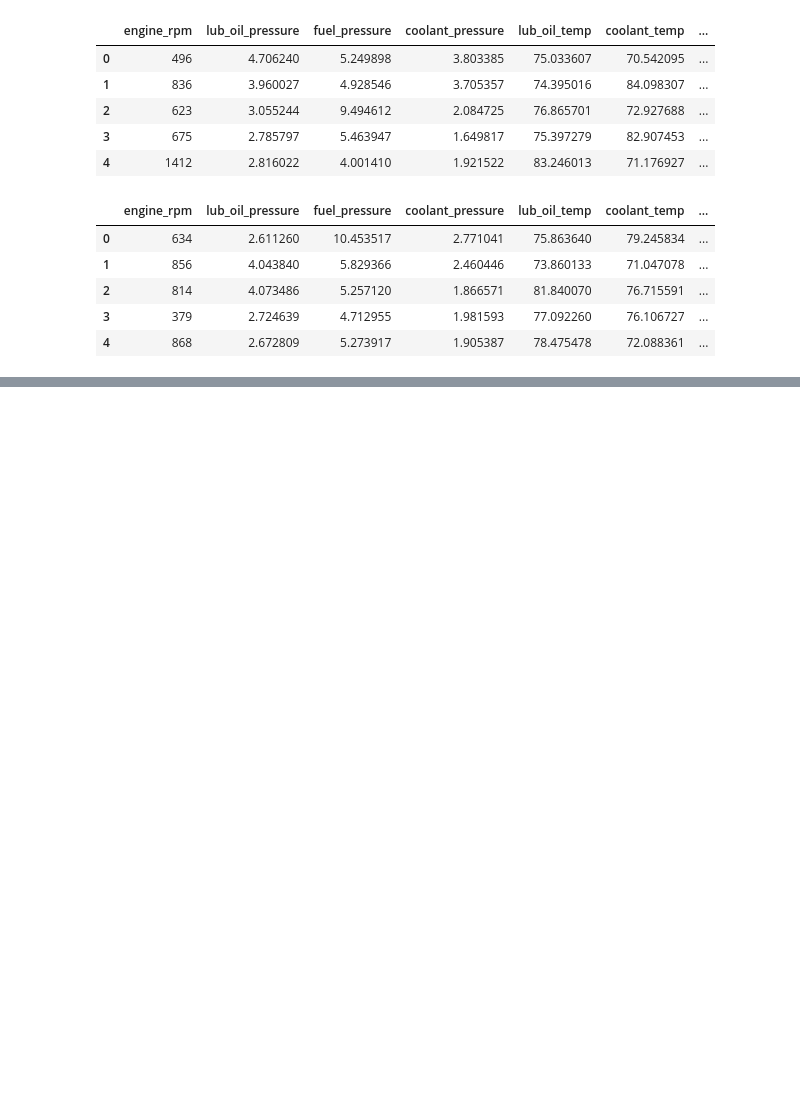
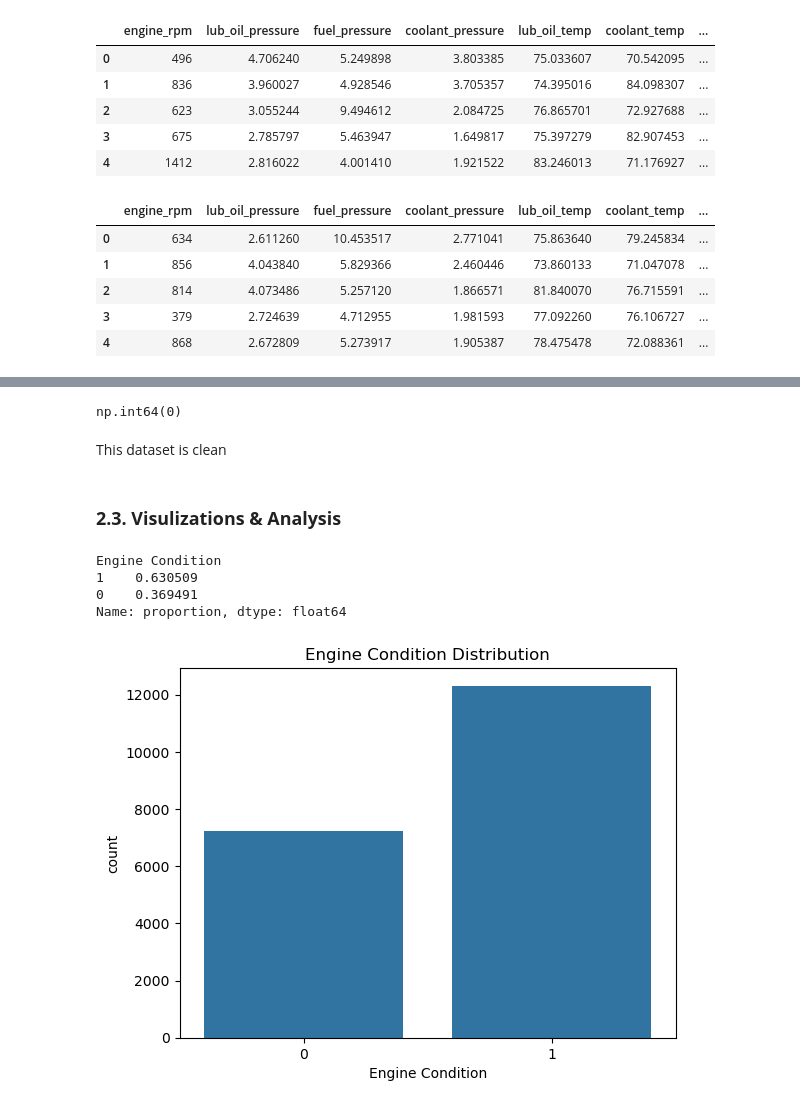
Before and after one commit to Benbellah-Owino/capstone-group3-karu, a Jupyter notebook: index.ipynb, the cells around one changed output, grey strips where cells are left out. Saved outputs shown, nothing was run; the diff lists cells and outputs as text; code cells hidden in the pictures; blank space fills up the shorter version.

Commit message:
Adding data understanding & preparation to main notebook

```diff
--- a/index.ipynb
+++ b/index.ipynb
@@ -71,0 +162,22 @@ raw_df
+# %%
+train_df.duplicated().sum()
+# %% [output]
+np.int64(0)
+# %% [markdown]
+This dataset is clean
+# %% [markdown]
+### **2.3. Visulizations & Analysis**
+# %%
+raw_df['Engine Condition'].value_counts()
+raw_df['Engine Condition'].value_counts(normalize=True)
+# %% [output]
+Engine Condition
+1    0.630509
+0    0.369491
+Name: proportion, dtype: float64
+# %%
+sns.countplot(x="Engine Condition", data=raw_df)
+plt.title("Engine Condition Distribution")
+plt.show()
+# %% [output]
+[figure, added]
```
Also changed, not shown: parts of 27 cells of this notebook.
